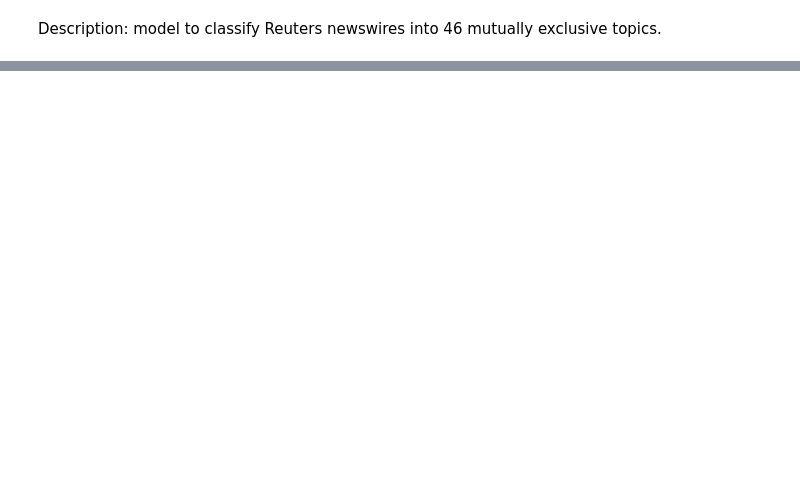
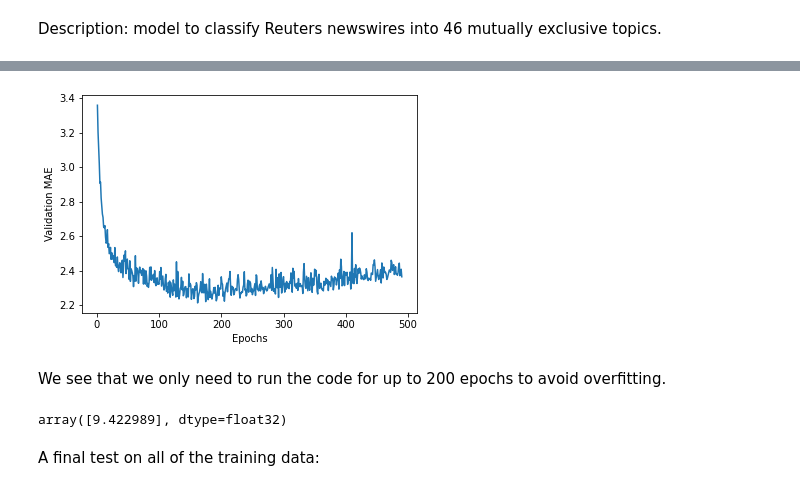
Before and after one commit to joaosds/AI-Studies, a Jupyter notebook: Chollet_exercises.ipynb, the cells around one changed output, grey strips where cells are left out. Cells and saved outputs as stored; diff of their text form; code cells hidden in the pictures; blank space fills up the shorter version.

```diff
--- a/Chollet_exercises.ipynb
+++ b/Chollet_exercises.ipynb
@@ -284,0 +548,17 @@ Description: model to classify Reuters newswires into 46 mutually exclusive topi
+# %%
+truncated_mae_history = average_mae_history[10:] # first 10 data points on a different scale
+plt.plot(range(1, len(truncated_mae_history) + 1), truncated_mae_history)
+plt.xlabel("Epochs")
+plt.ylabel("Validation MAE")
+plt.show()
+# %% [output]
+[figure, added]
+# %% [markdown]
+We see that we only need to run the code for up to 200 epochs to avoid overfitting.
+# %%
+predictions = model.predict(test_data)
+predictions[0] # The true value is $10,000
+# %% [output]
+array([9.422989], dtype=float32)
+# %% [markdown]
+A final test on all of the training data:
```
Also changed, not shown: parts of 18 cells of this notebook.
